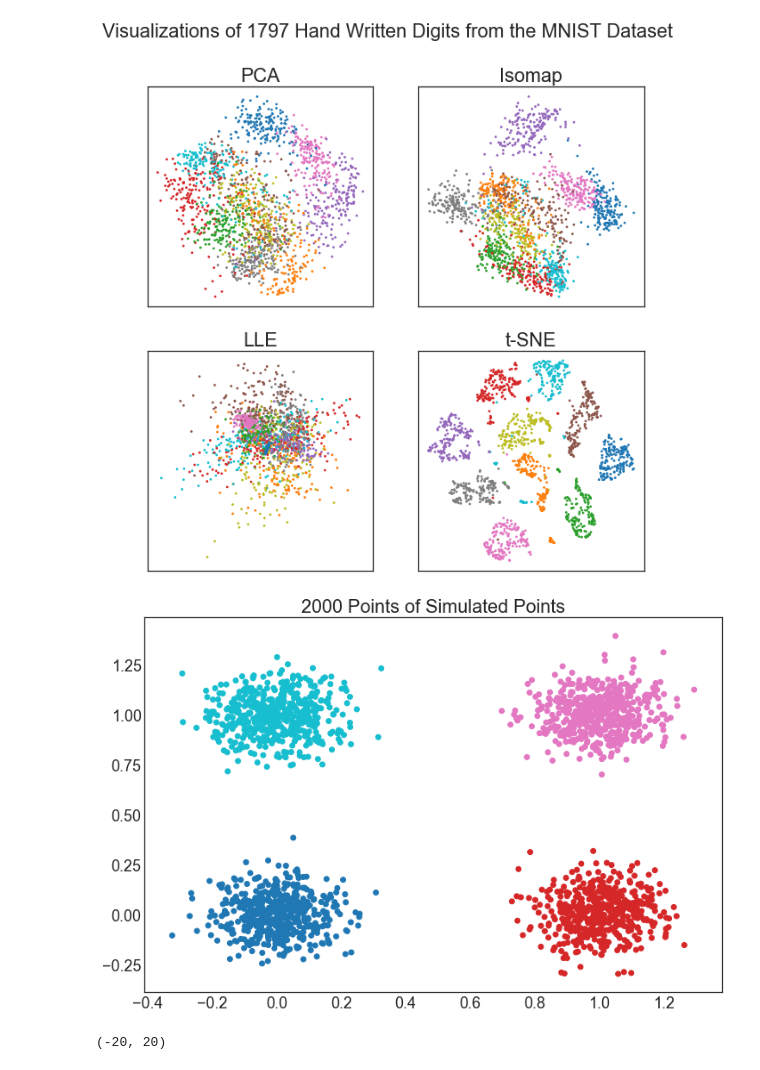
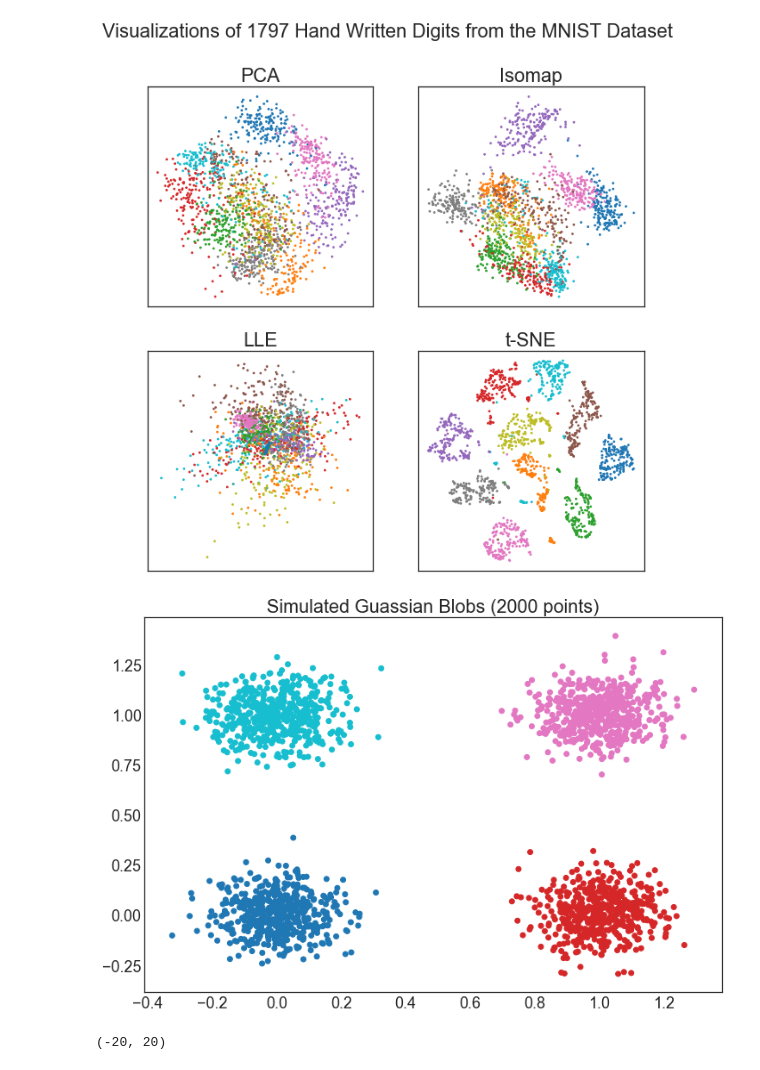
Before and after one commit to epswartz/t-SNE, a Jupyter notebook: notebooks/comparison_plots.ipynb, the cells around one changed output. Saved outputs shown, nothing was run; the diff lists cells and outputs as text; code cells hidden in the pictures.

```diff
--- a/notebooks/comparison_plots.ipynb
+++ b/notebooks/comparison_plots.ipynb
@@ -62,13 +62,13 @@ method_1d_funcs = [PCA(n_components=1, random_state=42),
 # %%
 fig = plt.figure()
 
 plt.scatter(blobs[:,0], blobs[:,1], c=blob_classes, cmap='tab10')
-plt.title('2000 Points of Simulated Points')
+plt.title('Simulated Guassian Blobs (2000 points)')
 
 fig.set_facecolor('#ffffff')
 plt.savefig('../plots/blobs_data.png')
 # %% [output]
-[figure, old version]
+[figure, new version]
 # %%
 tsne_blob_1d = tsne(blobs, 1, 100, 500, 100, momentum_func, pbar=True, random_state = 42)
 # %%
```
Also changed, not shown: parts of 1 cell of this notebook.
